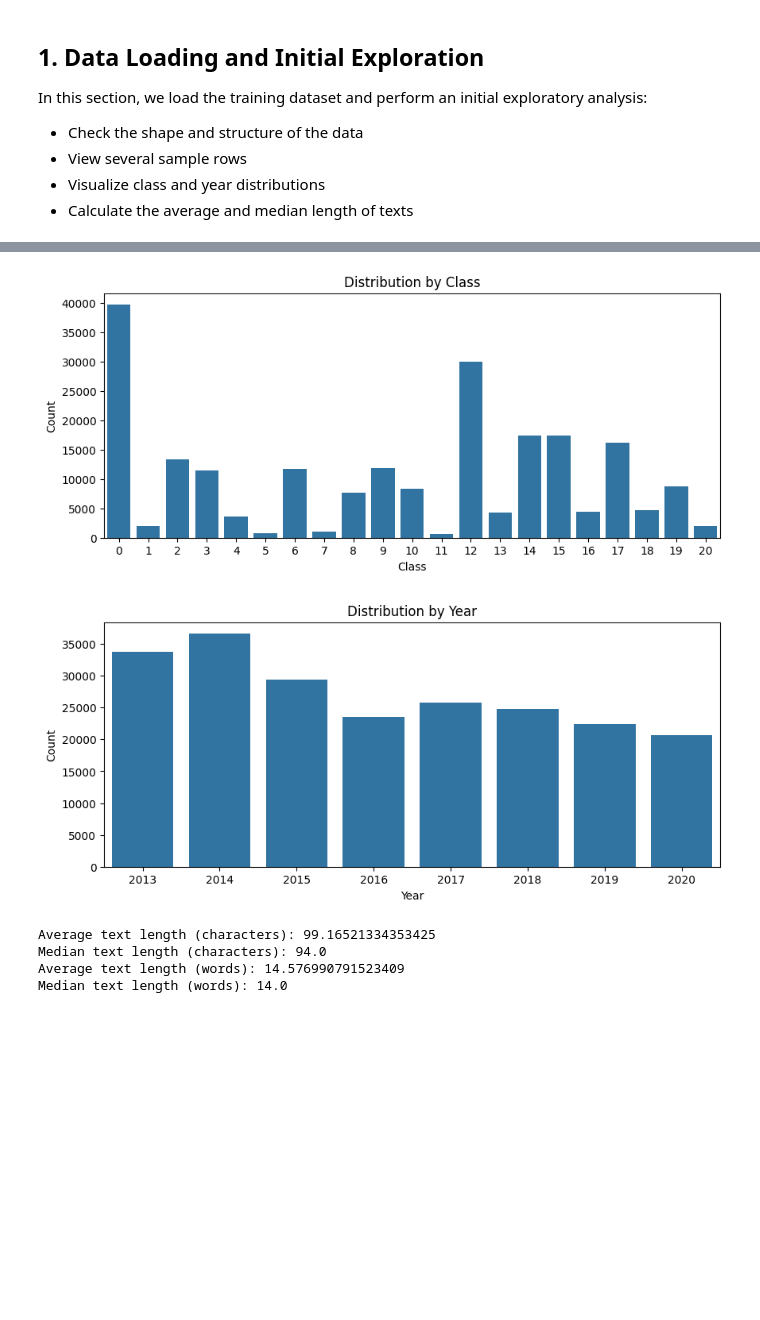
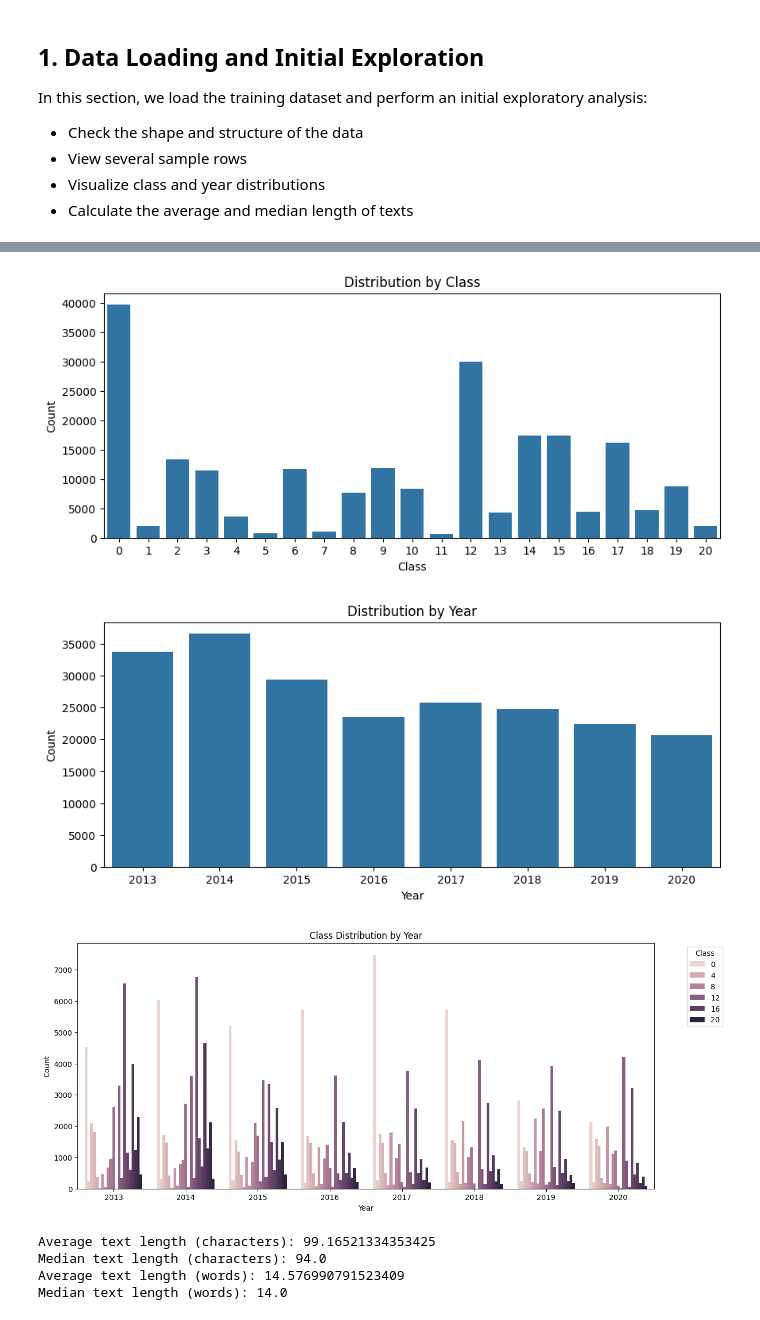
Before and after one commit to excxe/neuro, a Jupyter notebook: neuro.ipynb, the cells around one changed output, grey strips where cells are left out. Drawn from its saved outputs; the diff is of its cells as text; code cells hidden in the pictures; blank space fills up the shorter version.

Commit message:
New plot class year

```diff
--- a/neuro.ipynb
+++ b/neuro.ipynb
@@ -54,22 +54,32 @@ Years in the dataset: [np.int64(2013), np.int64(2014), np.int64(2015), np.int64(
 # %%
-# Plot the distribution of samples across classes to identify any class imbalance, which can affect training and evaluation.
+# Distribution of samples across classes to identify any class imbalance, which can affect training and evaluation.
 plt.figure(figsize=(10,4))
 sns.countplot(x='class', data=df)
 plt.title('Distribution by Class')
 plt.xlabel('Class')
 plt.ylabel('Count')
 plt.show()
 
-# Plot the distribution of samples by year to check for temporal patterns or data skews that may influence model generalization.
+# Distribution of samples by year to check for temporal patterns or data skews that may influence model generalization.
 plt.figure(figsize=(10,4))
 sns.countplot(x='year', data=df)
 plt.title('Distribution by Year')
 plt.xlabel('Year')
 plt.ylabel('Count')
 plt.show()
+
+# Distribution of classes within each year
+plt.figure(figsize=(14,6))
+sns.countplot(x='year', hue='class', data=df)
+plt.title('Class Distribution by Year')
+plt.xlabel('Year')
+plt.ylabel('Count')
+plt.legend(title='Class', bbox_to_anchor=(1.05, 1), loc='upper left')
+plt.show()
 # %% [output]
 [figure]
 [figure]
+[figure, added]
 # %%
 # Compute the length of each text in characters; this helps in understanding text size variability and guides preprocessing (e.g., max sequence length for BERT).
 df['text_len_chars'] = df['text'].str.len()
```
Also changed, not shown: parts of 1 cell of this notebook.
